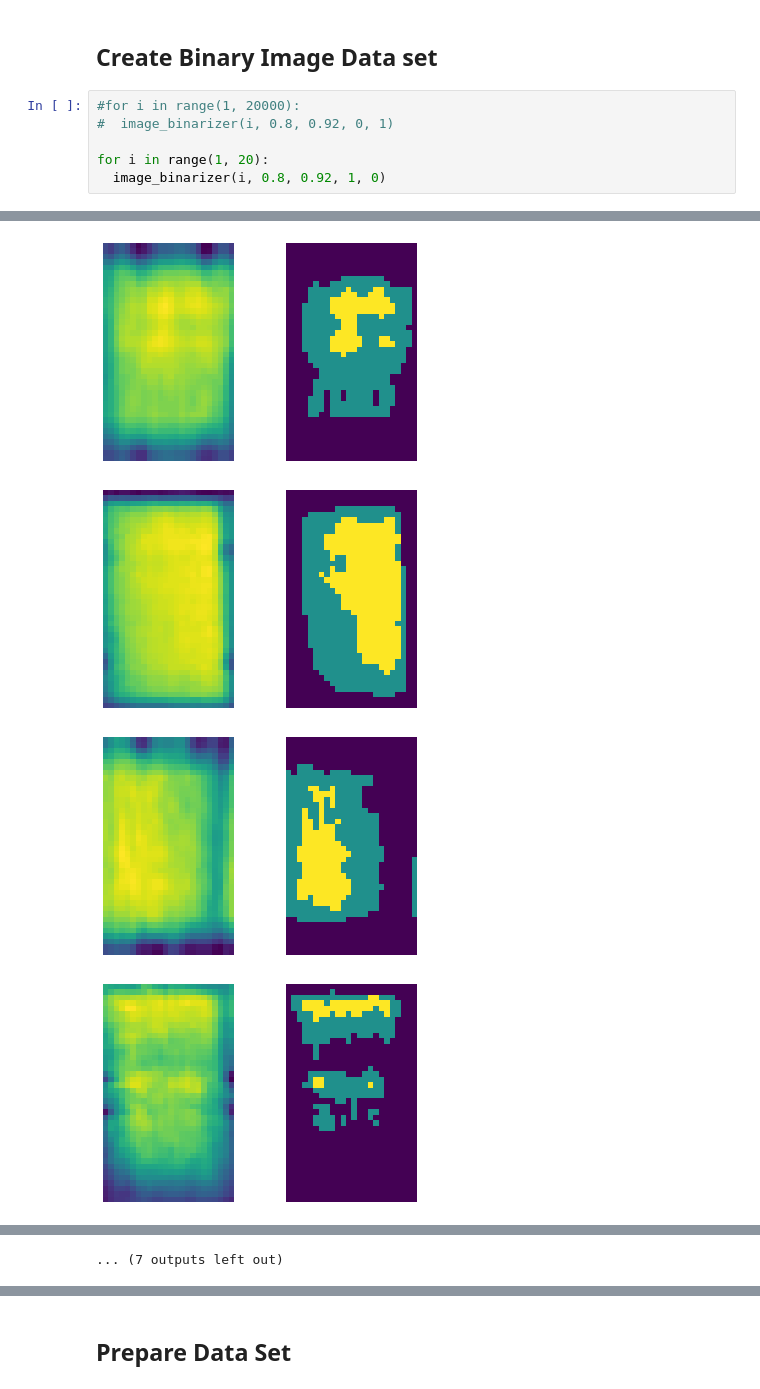
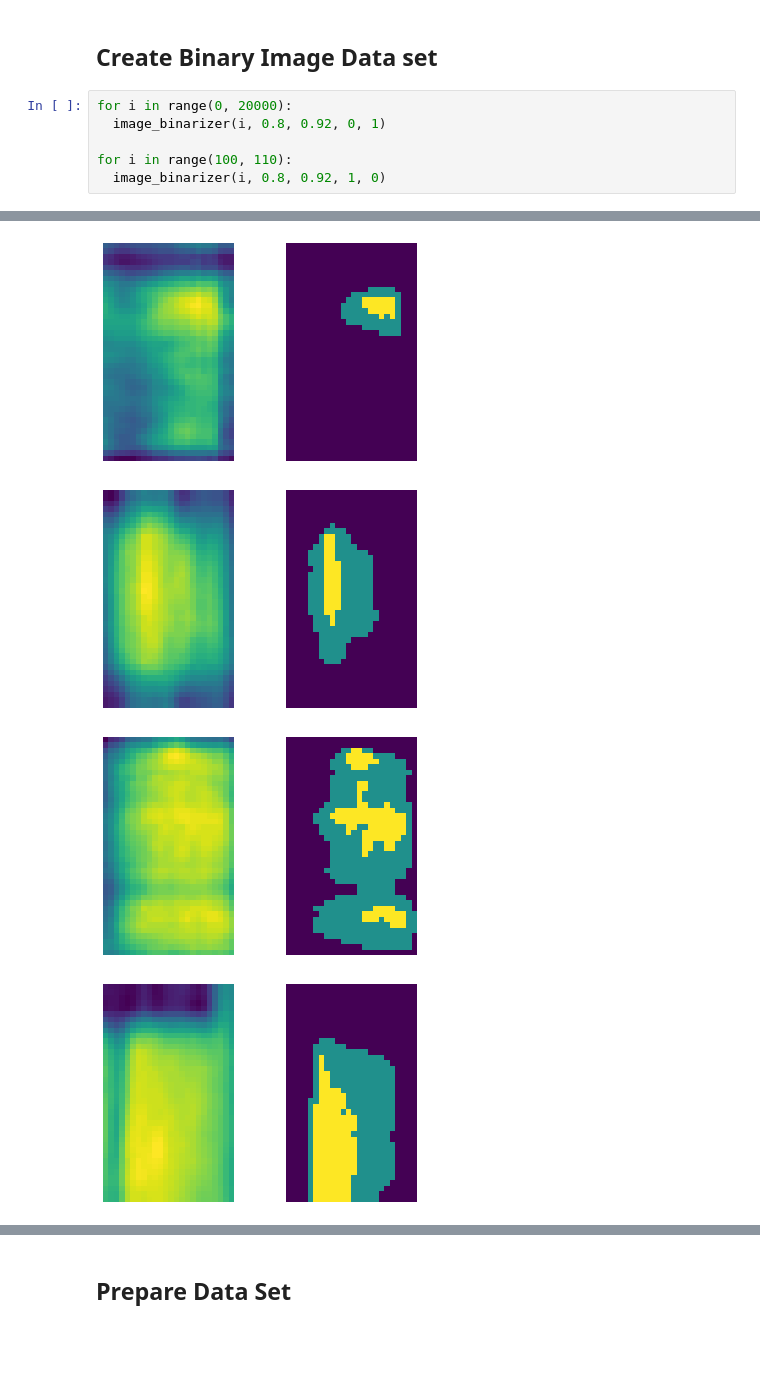
Before and after one commit to regiiis/dlv_group_project, a Jupyter notebook: object_detection.ipynb, the cells around one changed output, grey strips where cells are left out. Cells and saved outputs as stored; diff of their text form; blank space fills up the shorter version.

```diff
--- a/object_detection.ipynb
+++ b/object_detection.ipynb
@@ -153,9 +139,9 @@ def image_binarizer(image, treshold1, treshold2, print, save):
 # %% [markdown]
 ## Create Binary Image Data set
 # %%
-#for i in range(1, 20000):
-#  image_binarizer(i, 0.8, 0.92, 0, 1)
+for i in range(0, 20000):
+  image_binarizer(i, 0.8, 0.92, 0, 1)
 
-for i in range(1, 20):
+for i in range(100, 110):
   image_binarizer(i, 0.8, 0.92, 1, 0)
 # %% [output]
@@ -167,4 +153,4 @@ for i in range(1, 20):
-[figure, old version]
+[figure, new version]
-[figure, old version]
+[figure, new version]
-[figure, old version]
+[figure, new version]
-[figure, old version]
+[figure, new version]
@@ -174,2 +158 @@ for i in range(1, 20):
-... (7 outputs left out)
 # %%
```
Also changed, not shown: parts of 16 cells of this notebook.
